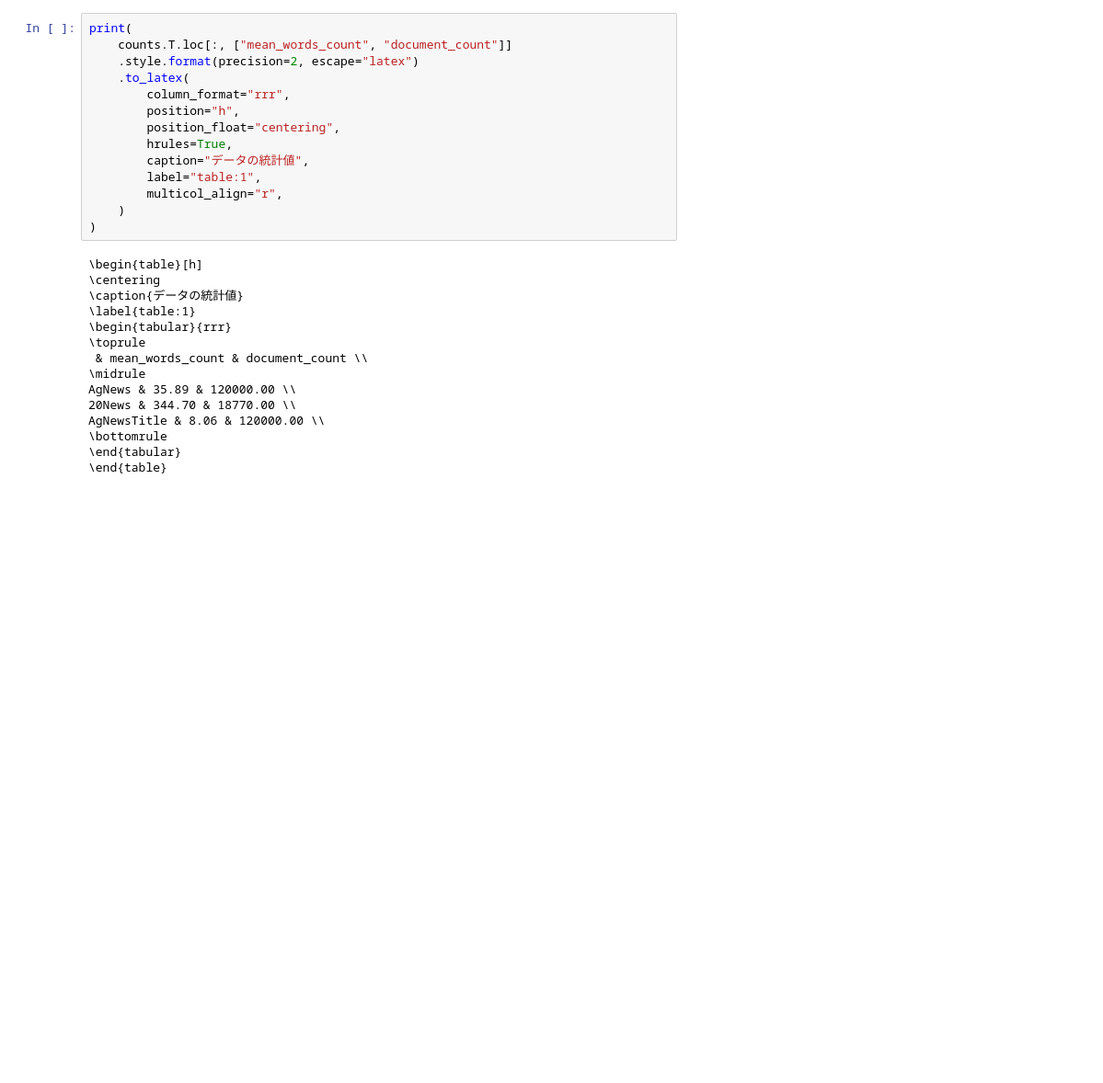
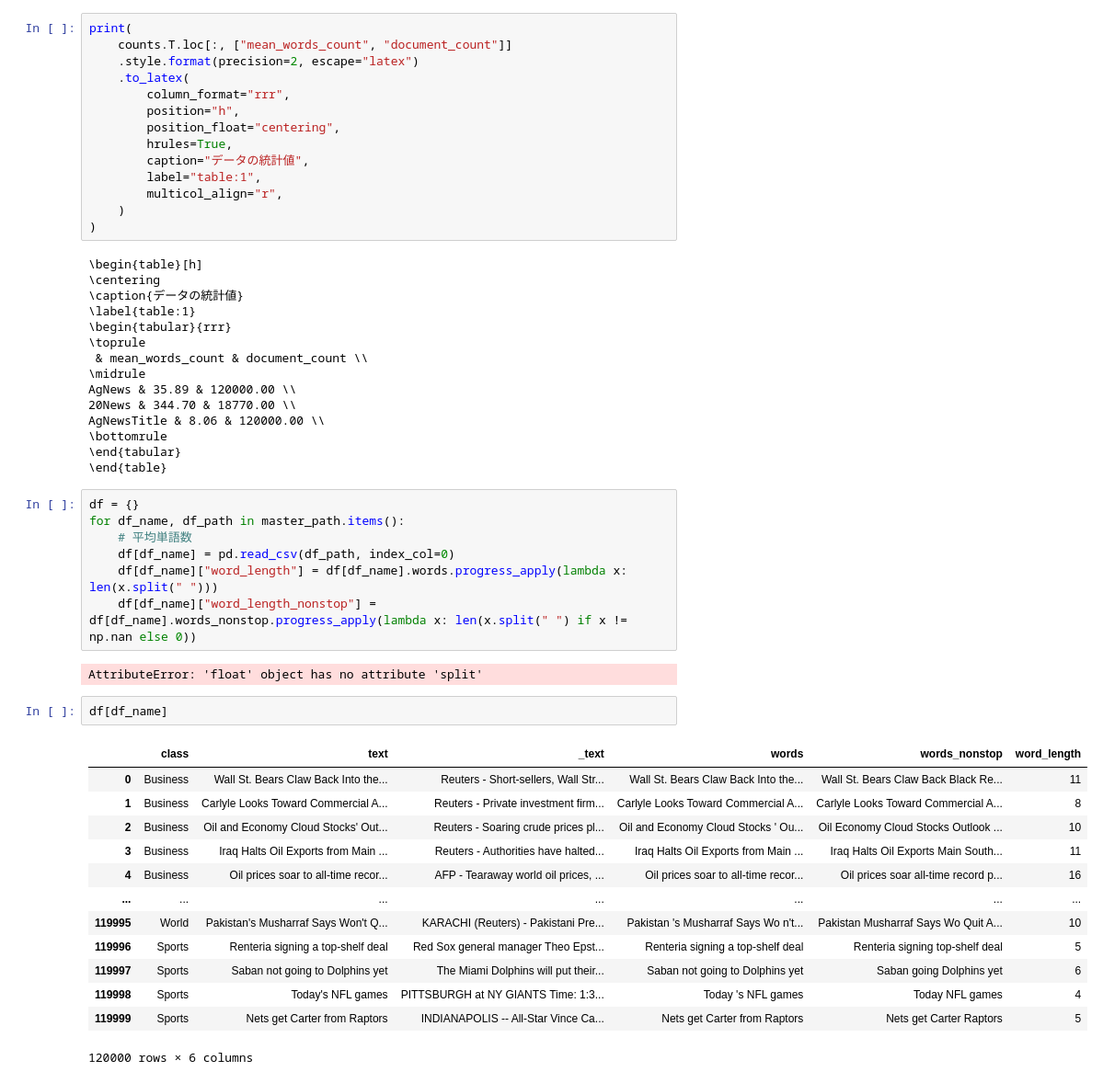
Before and after one commit to YuriNakayama/TextClassificationCode, a Jupyter notebook: Visualize/DataDescription/CountWords.ipynb, the cells around one changed output. Shown at 92% size. Drawn from its saved outputs; the diff is of its cells as text; blank space fills up the shorter version.

```diff
--- a/Visualize/DataDescription/CountWords.ipynb
+++ b/Visualize/DataDescription/CountWords.ipynb
@@ -108,3 +108,28 @@ AgNewsTitle & 8.06 & 120000.00 \\
 \bottomrule
 \end{tabular}
 \end{table}
+# %%
+df = {}
+for df_name, df_path in master_path.items():
+    # 平均単語数
+    df[df_name] = pd.read_csv(df_path, index_col=0)
+    df[df_name]["word_length"] = df[df_name].words.progress_apply(lambda x: len(x.split(" ")))
+    df[df_name]["word_length_nonstop"] = df[df_name].words_nonstop.progress_apply(lambda x: len(x.split(" ") if x != np.nan else 0))
+# %% [output]
+AttributeError: 'float' object has no attribute 'split'
+# %%
+df[df_name]
+# %% [output]
+|  | class | text | _text | words | words_nonstop | word_length |
+| 0 | Business | Wall St. Bears Claw Back Into the... | Reuters - Short-sellers, Wall Str... | Wall St. Bears Claw Back Into the... | Wall St. Bears Claw Back Black Re... | 11 |
+| 1 | Business | Carlyle Looks Toward Commercial A... | Reuters - Private investment firm... | Carlyle Looks Toward Commercial A... | Carlyle Looks Toward Commercial A... | 8 |
+| 2 | Business | Oil and Economy Cloud Stocks' Out... | Reuters - Soaring crude prices pl... | Oil and Economy Cloud Stocks ' Ou... | Oil Economy Cloud Stocks Outlook ... | 10 |
+| 3 | Business | Iraq Halts Oil Exports from Main ... | Reuters - Authorities have halted... | Iraq Halts Oil Exports from Main ... | Iraq Halts Oil Exports Main South... | 11 |
+| 4 | Business | Oil prices soar to all-time recor... | AFP - Tearaway world oil prices, ... | Oil prices soar to all-time recor... | Oil prices soar all-time record p... | 16 |
+| ... | ... | ... | ... | ... | ... | ... |
+| 119995 | World | Pakistan's Musharraf Says Won't Q... | KARACHI (Reuters) - Pakistani Pre... | Pakistan 's Musharraf Says Wo n't... | Pakistan Musharraf Says Wo Quit A... | 10 |
+| 119996 | Sports | Renteria signing a top-shelf deal | Red Sox general manager Theo Epst... | Renteria signing a top-shelf deal | Renteria signing top-shelf deal | 5 |
+| 119997 | Sports | Saban not going to Dolphins yet | The Miami Dolphins will put their... | Saban not going to Dolphins yet | Saban going Dolphins yet | 6 |
+| 119998 | Sports | Today's NFL games | PITTSBURGH at NY GIANTS Time: 1:3... | Today 's NFL games | Today NFL games | 4 |
+| 119999 | Sports | Nets get Carter from Raptors | INDIANAPOLIS -- All-Star Vince Ca... | Nets get Carter from Raptors | Nets get Carter Raptors | 5 |
+120000 rows × 6 columns
```
Also changed, not shown: 29 other files.
